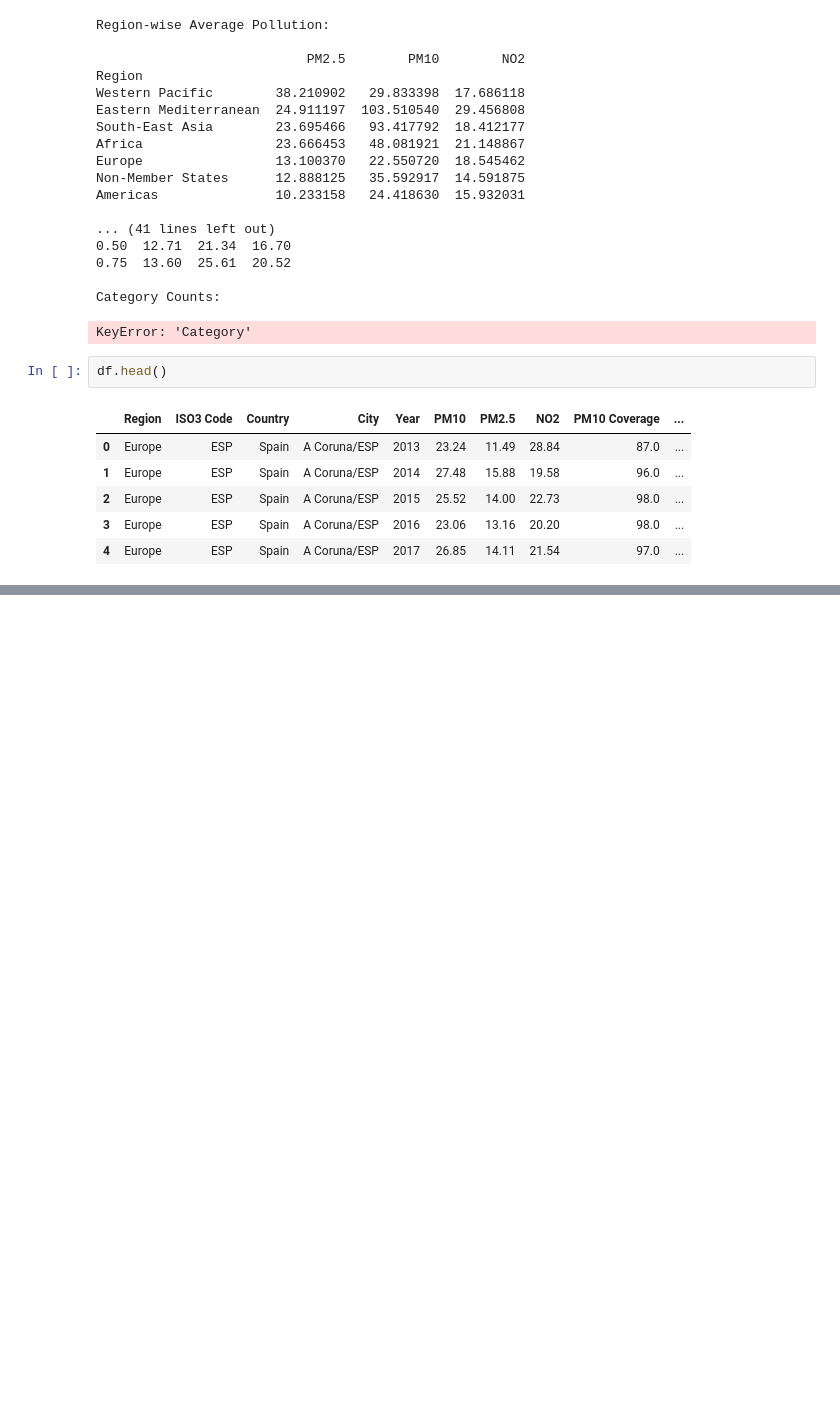
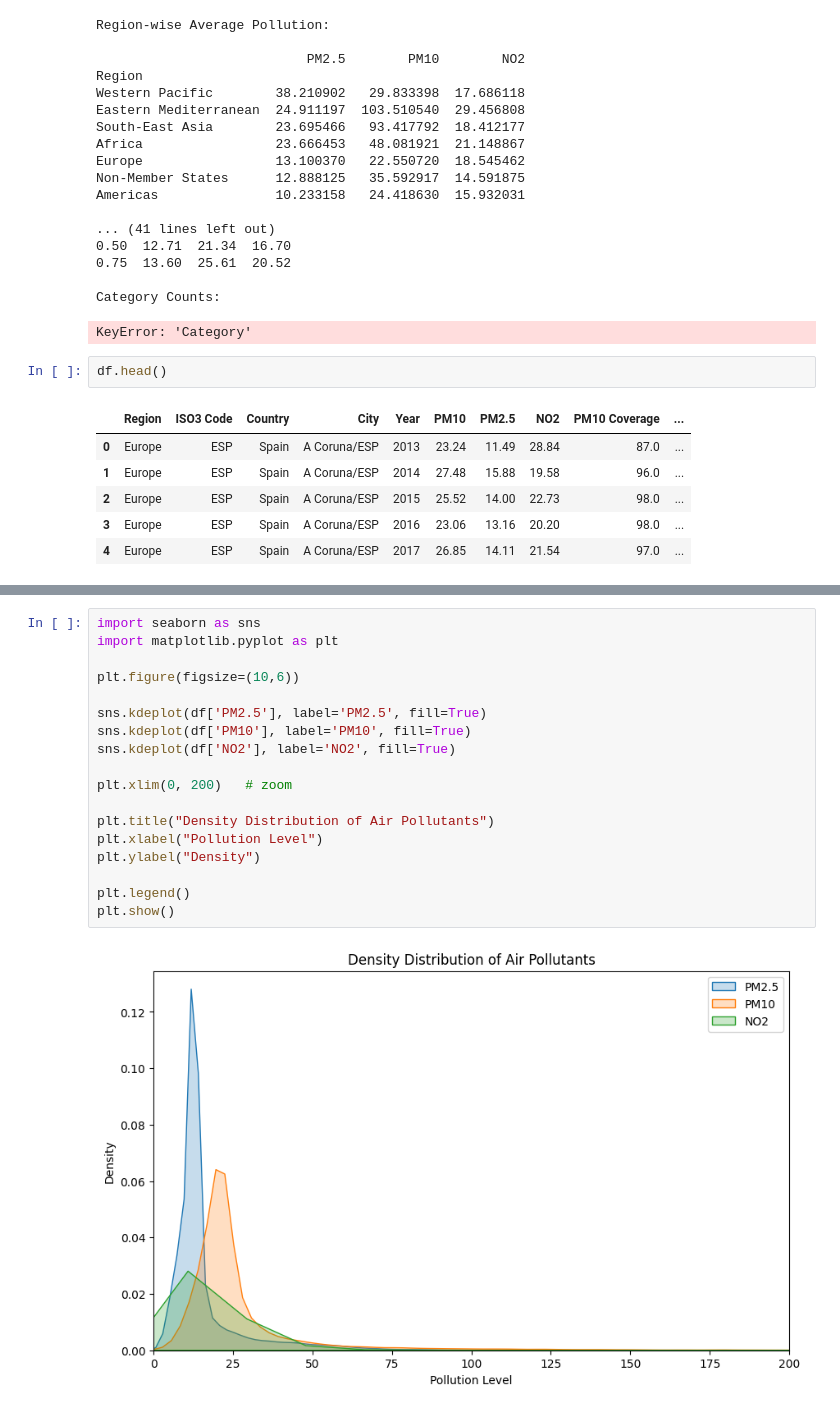
Before and after one commit to Tanish64-lab/air-pollution-analysis, a Jupyter notebook: air_pollution_analysis.ipynb, the cells around one changed output, grey strips where cells are left out. Cells and saved outputs as stored; diff of their text form; blank space fills up the shorter version.

```diff
--- a/air_pollution_analysis.ipynb
+++ b/air_pollution_analysis.ipynb
@@ -330,0 +351,20 @@ df.head()
+# %%
+import seaborn as sns
+import matplotlib.pyplot as plt
+
+plt.figure(figsize=(10,6))
+
+sns.kdeplot(df['PM2.5'], label='PM2.5', fill=True)
+sns.kdeplot(df['PM10'], label='PM10', fill=True)
+sns.kdeplot(df['NO2'], label='NO2', fill=True)
+
+plt.xlim(0, 200)   # zoom
+
+plt.title("Density Distribution of Air Pollutants")
+plt.xlabel("Pollution Level")
+plt.ylabel("Density")
+
+plt.legend()
+plt.show()
+# %% [output]
+[figure, added]
```
Also changed, not shown: parts of 10 cells of this notebook.
